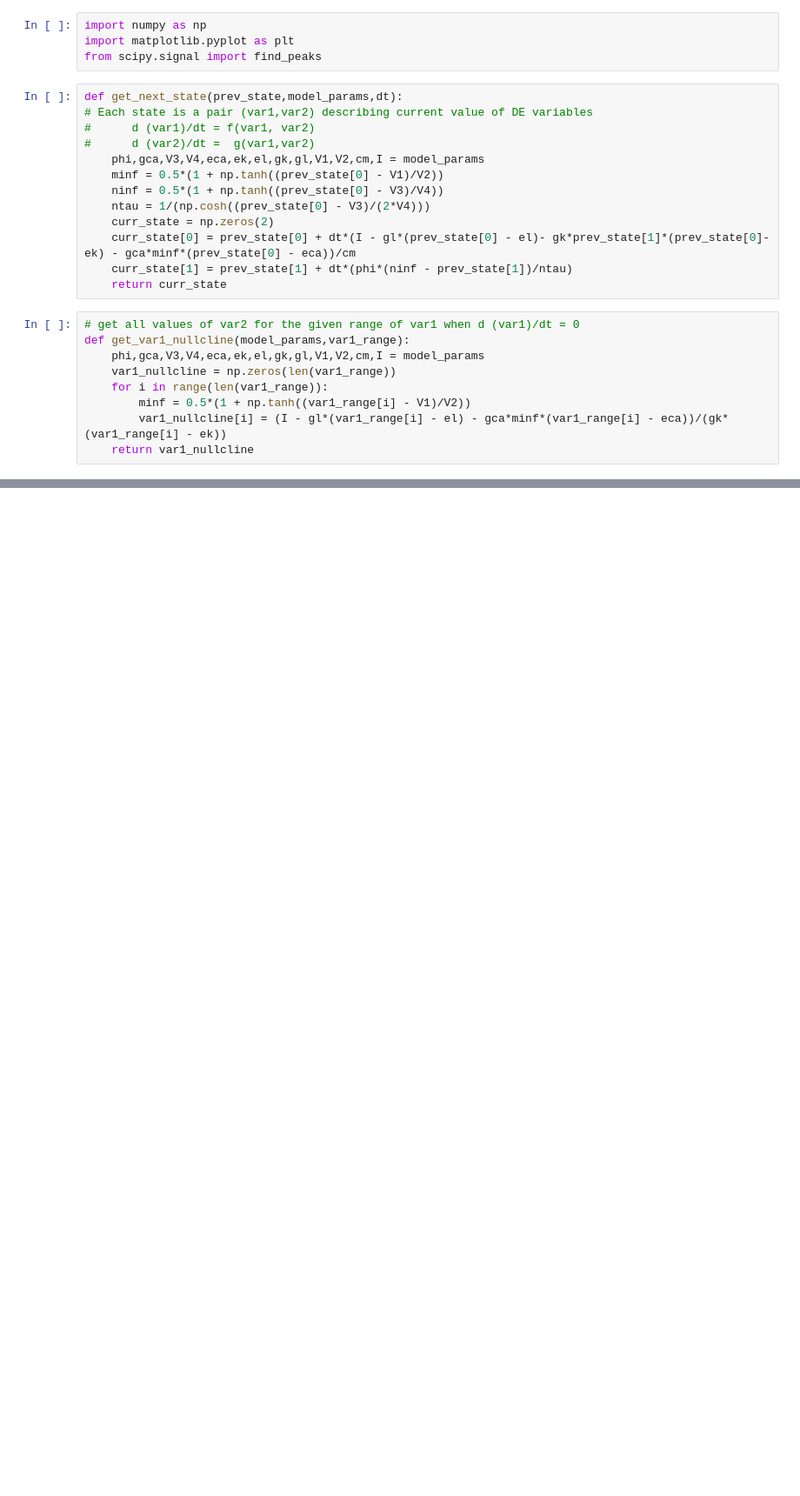
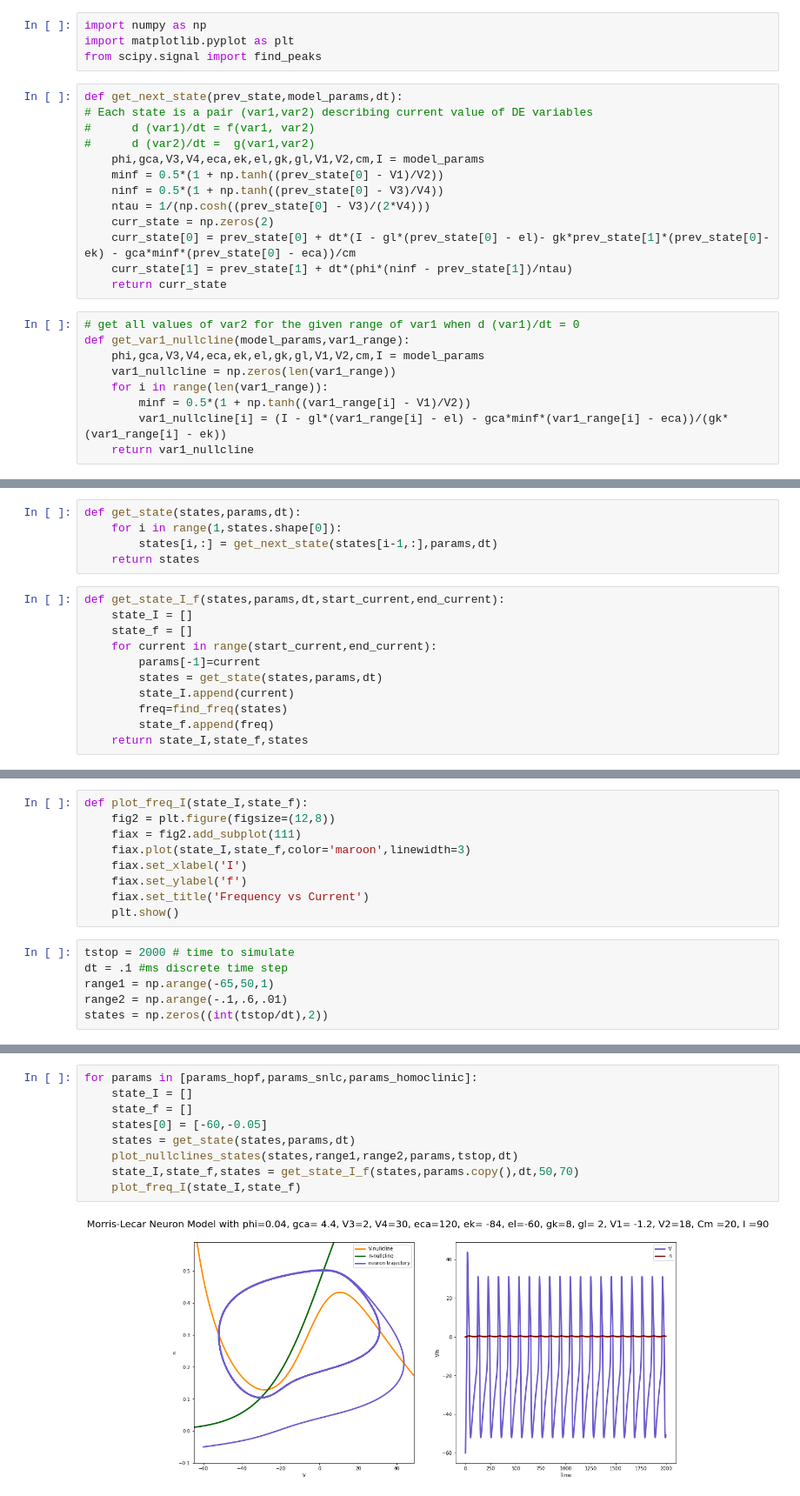
Before and after one commit to samar2605/Computational-Neuroscience, a Jupyter notebook: Morris_Lecar.ipynb, the cells around one changed output, grey strips where cells are left out. Shown at 87% size. Saved outputs shown, nothing was run; the diff lists cells and outputs as text; blank space fills up the shorter version.

```diff
--- a/Morris_Lecar.ipynb
+++ b/Morris_Lecar.ipynb
@@ -61 +60,17 @@ def find_freq(states):
     return fscale
+# %%
+def get_state(states,params,dt):
+    for i in range(1,states.shape[0]):
+        states[i,:] = get_next_state(states[i-1,:],params,dt)
+    return states
+# %%
+def get_state_I_f(states,params,dt,start_current,end_current):
+    state_I = []
+    state_f = []
+    for current in range(start_current,end_current):
+        params[-1]=current
+        states = get_state(states,params,dt)
+        state_I.append(current)
+        freq=find_freq(states)
+        state_f.append(freq)
+    return state_I,state_f,states
@@ -62 +103,16 @@ def find_freq(states):
+# %%
+def plot_freq_I(state_I,state_f):
+    fig2 = plt.figure(figsize=(12,8))
+    fiax = fig2.add_subplot(111)
+    fiax.plot(state_I,state_f,color='maroon',linewidth=3)
+    fiax.set_xlabel('I')
+    fiax.set_ylabel('f')
+    fiax.set_title('Frequency vs Current')
+    plt.show()
+# %%
+tstop = 2000 # time to simulate
+dt = .1 #ms discrete time step
+range1 = np.arange(-65,50,1)
+range2 = np.arange(-.1,.6,.01)
+states = np.zeros((int(tstop/dt),2))
 # %%
@@ -136,0 +124,11 @@ Parameters are  [0.23, 4, 12, 17.4, 120, -84, -60, 8, 2, -1.2, 18, 20, 40]
+# %%
+for params in [params_hopf,params_snlc,params_homoclinic]:
+    state_I = []
+    state_f = []
+    states[0] = [-60,-0.05]
+    states = get_state(states,params,dt)
+    plot_nullclines_states(states,range1,range2,params,tstop,dt)
+    state_I,state_f,states = get_state_I_f(states,params.copy(),dt,50,70)
+    plot_freq_I(state_I,state_f)
+# %% [output]
+[figure, added]
```
Also changed, not shown: parts of 6 cells of this notebook, 2 other files.
